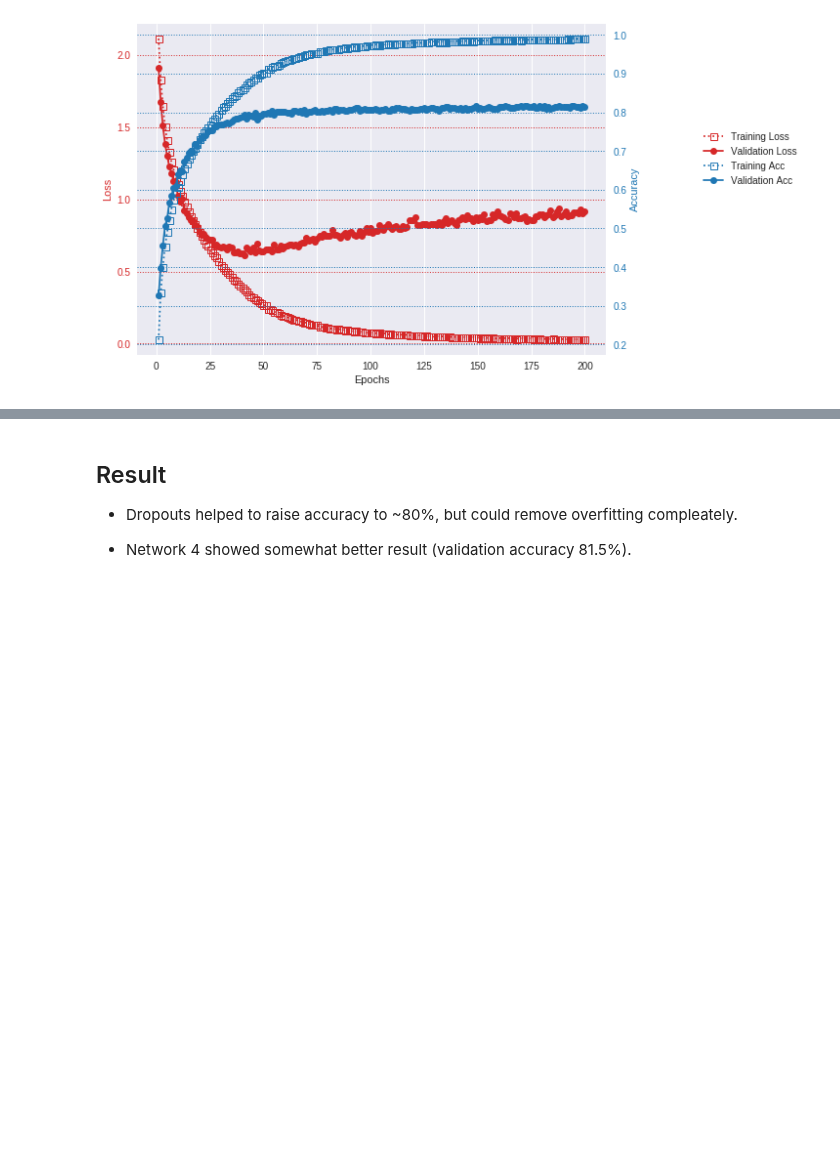
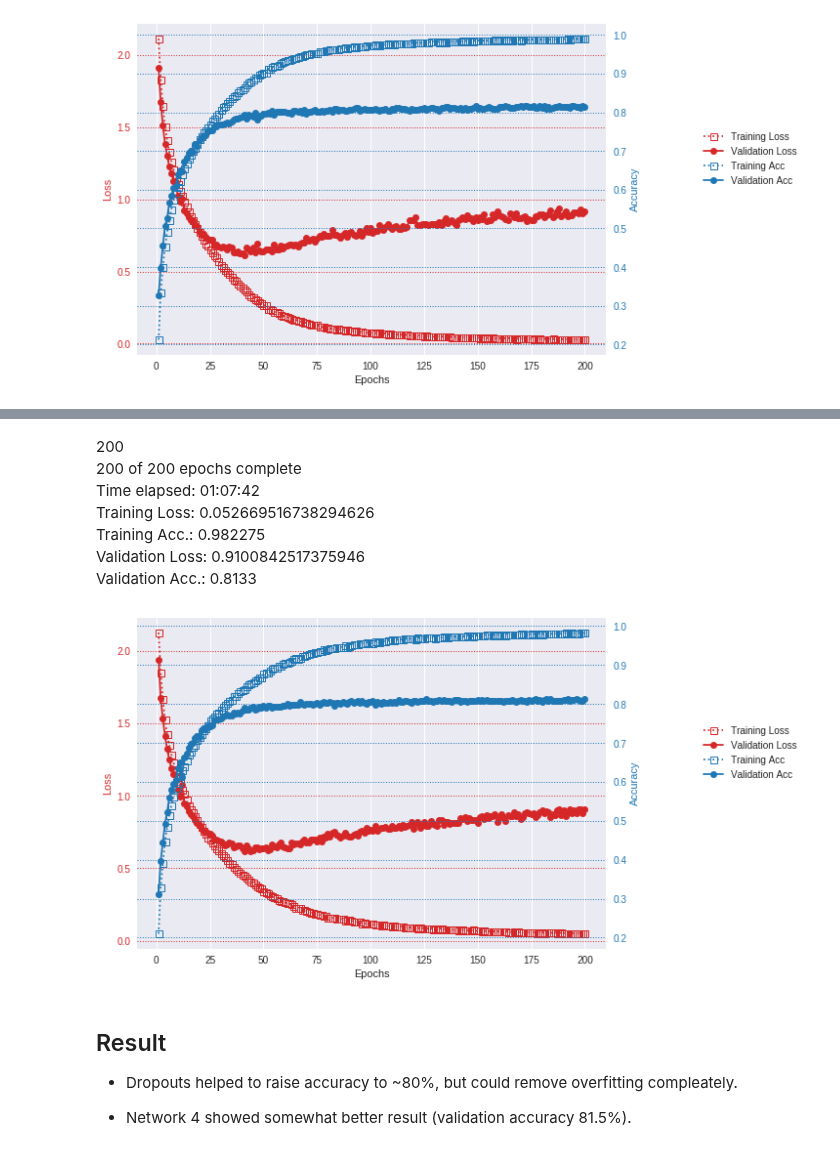
Before and after one commit to algo74/MLCourse, a Jupyter notebook: HW2/HW2_file4.ipynb, the cells around one changed output, grey strips where cells are left out. Saved outputs shown, nothing was run; the diff lists cells and outputs as text; code cells hidden in the pictures; blank space fills up the shorter version.

Commit message:
HW2: file 4: add one more network

```diff
--- a/HW2/HW2_file4.ipynb
+++ b/HW2/HW2_file4.ipynb
@@ -336,0 +336,18 @@ Validation Acc.: 0.8149
+# %%
+network = models.Sequential()
+network.add(layers.Conv2D(64, (3, 3), activation='relu', input_shape=input_shape))
+network.add(layers.Conv2D(64, (3, 3), activation='relu'))
+network.add(layers.MaxPooling2D(pool_size=(2, 2), strides=(2, 2)))
+network.add(layers.Dropout(0.25))
+network.add(layers.Conv2D(128, (3, 3), activation='relu'))
+network.add(layers.Conv2D(128, (3, 3), activation='relu'))
+network.add(layers.MaxPooling2D(pool_size=(2, 2)))
+network.add(layers.Dropout(0.25))
+network.add(layers.Flatten())
+network.add(layers.Dense(512, activation='relu'))
+network.add(layers.Dropout(0.5))
+network.add(layers.Dense(n_classes, activation='softmax'))
+network.summary()
+network.compile(optimizer='sgd',
+                loss='categorical_crossentropy',
+                metrics=['accuracy'])
@@ -337,3 +372,14 @@ Validation Acc.: 0.8149
+# %%
+h = train(network)
+# %% [output]
+200
+200 of 200 epochs complete
+Time elapsed: 01:07:42
+Training Loss: 0.052669516738294626
+Training Acc.: 0.982275
+Validation Loss: 0.9100842517375946
+Validation Acc.: 0.8133
+[figure, added]
 # %% [markdown]
 ## Result
 
```
Also changed, not shown: parts of 4 cells of this notebook.
